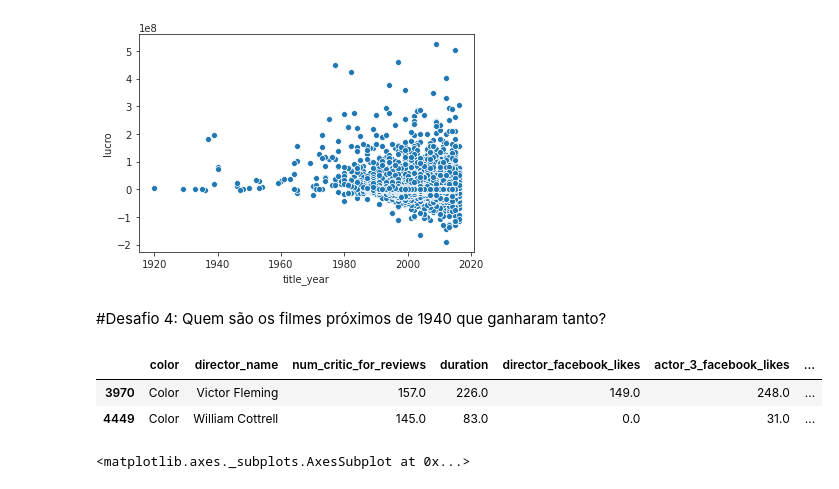
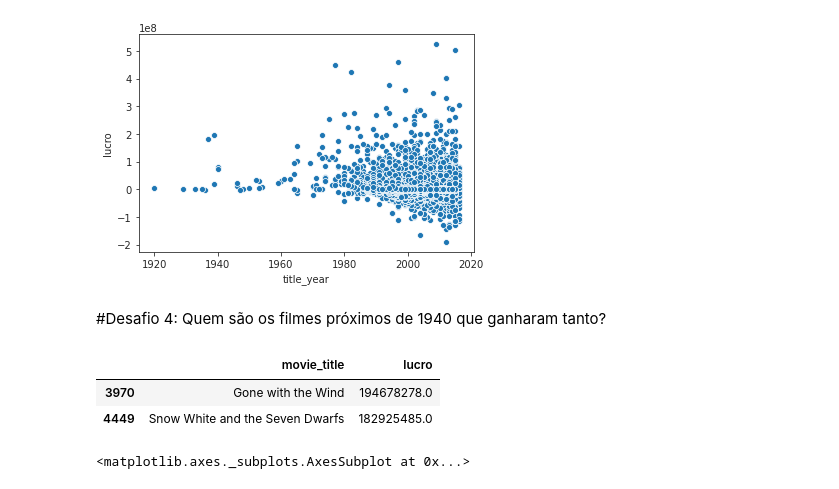
Before and after one commit to olimpiojunior/Dados-Goggle-Colaboratory, a Jupyter notebook: Olimpio_Aula03.ipynb, the cells around one changed output. Cells and saved outputs as stored; diff of their text form; code cells hidden in the pictures.

```diff
--- a/Olimpio_Aula03.ipynb
+++ b/Olimpio_Aula03.ipynb
@@ -5,8 +5,7 @@ import pandas as pd
 import matplotlib.pyplot as plt
 import seaborn as sns
 # %%
-imdb = pd.read_csv('https://gist.githubusercontent.com/guilhermesilveira/24e271e68afe8fd257911217b88b2e07/raw/e70287fb1dcaad4215c3f3c9deda644058a616bc/movie_metadata.csv')
-imdb.head()
+imdb = pd.read_csv('https://gist.githubusercontent.com/guilhermesilveira/24e271e68afe8fd257911217b88b2e07/raw/e70287fb1dcaad4215c3f3c9deda644058a616bc/movie_metadata.csv')imdb.head()
 # %% [output]
 |  | color | director_name | num_critic_for_reviews | duration | director_facebook_likes | actor_3_facebook_likes | ... |
 | 0 | Color | James Cameron | 723.0 | 178.0 | 0.0 | 855.0 | ... |
@@ -305,12 +292,12 @@ See the caveats in the documentation: https://pandas.pydata.org/pandas-docs/stab
 #Desafio 4: Quem são os filmes próximos de 1940 que ganharam tanto?
 # %%
 #4
-pre_guerra = imdb_usa.query('title_year <= 1940 and lucro >= 100000000')
-pre_guerra
+pre_guerra = imdb_usa.query('title_year <= 1940').sort_values('lucro', ascending = False)
+pre_guerra[['movie_title', 'lucro']].head(2)
 # %% [output]
-|  | color | director_name | num_critic_for_reviews | duration | director_facebook_likes | actor_3_facebook_likes | ... |
-| 3970 | Color | Victor Fleming | 157.0 | 226.0 | 149.0 | 248.0 | ... |
-| 4449 | Color | William Cottrell | 145.0 | 83.0 | 0.0 | 31.0 | ... |
+|  | movie_title | lucro |
+| 3970 | Gone with the Wind | 194678278.0 |
+| 4449 | Snow White and the Seven Dwarfs | 182925485.0 |
 # %%
 #4
 lucro_year = imdb_usa.query('title_year < 1940 and lucro >= 100000000')[['title_year', 'lucro']].dropna()
```
Also changed, not shown: parts of 16 cells of this notebook.
